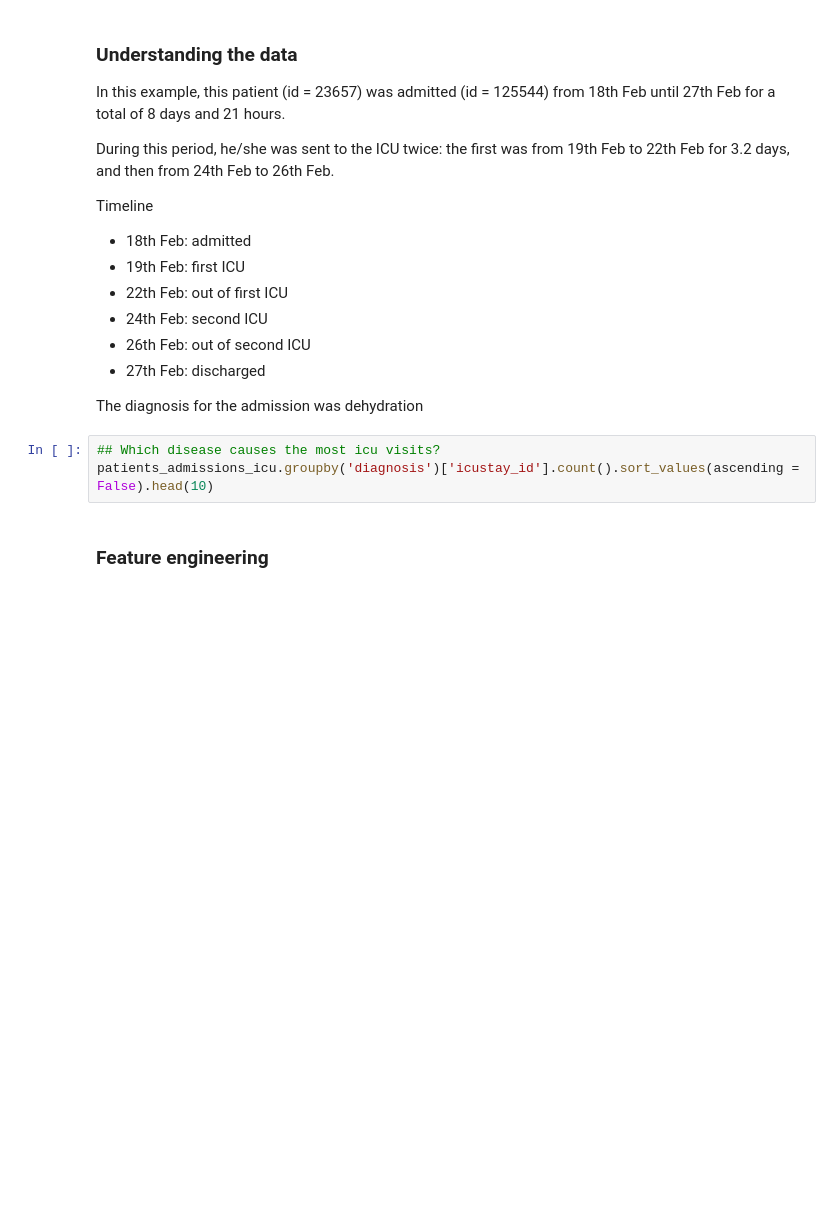
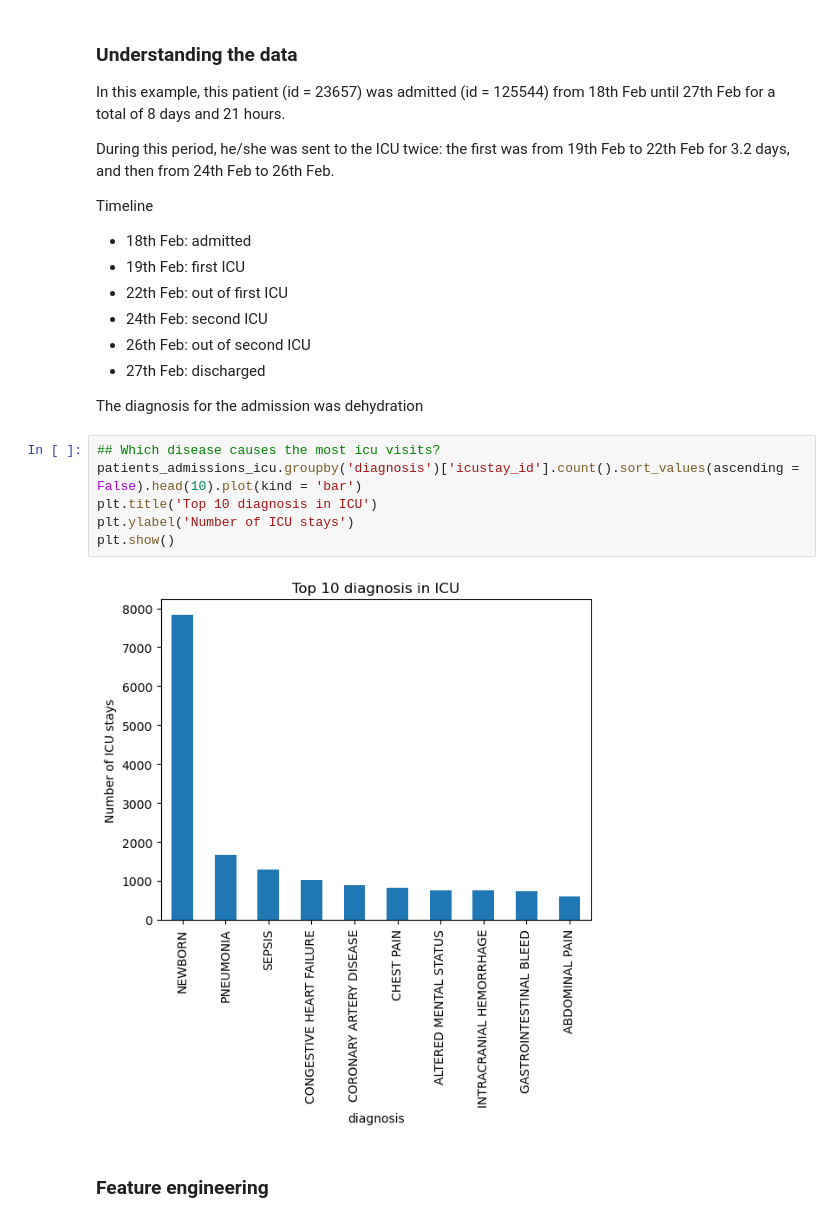
Before and after one commit to ianian-dot/mimic-3-etl, a Jupyter notebook: ICU.ipynb, the cells around one changed output. Drawn from its saved outputs; the diff is of its cells as text; blank space fills up the shorter version.

```diff
--- a/ICU.ipynb
+++ b/ICU.ipynb
@@ -125,7 +232,12 @@ Timeline
 The diagnosis for the admission was dehydration
 # %%
 ## Which disease causes the most icu visits?
-patients_admissions_icu.groupby('diagnosis')['icustay_id'].count().sort_values(ascending = False).head(10)
+patients_admissions_icu.groupby('diagnosis')['icustay_id'].count().sort_values(ascending = False).head(10).plot(kind = 'bar')
+plt.title('Top 10 diagnosis in ICU')
+plt.ylabel('Number of ICU stays')
+plt.show()
+# %% [output]
+[figure, added]
 # %% [markdown]
 ### Feature engineering
 # %%
```
Also changed, not shown: parts of 22 cells of this notebook, 8 other files.
